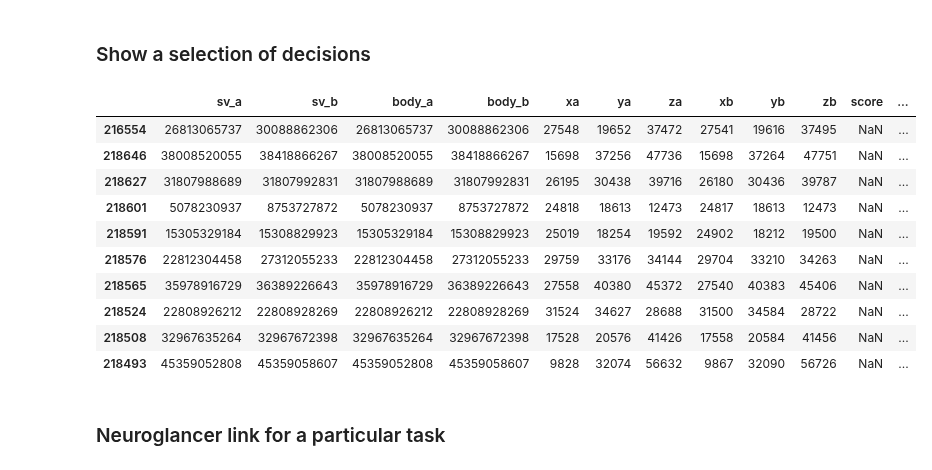
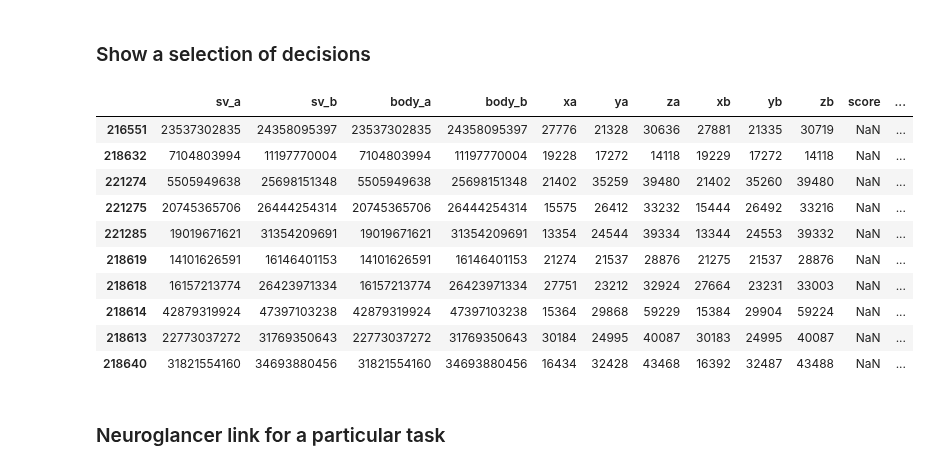
Before and after one commit to janelia-flyem/neuclease, a Jupyter notebook: notebooks/focused-decision-analysis.ipynb, the cells around one changed output. Drawn from its saved outputs; the diff is of its cells as text; code cells hidden in the pictures.

Commit message:
notebooks: Updates to focused-decision-analysis

```diff
--- a/notebooks/focused-decision-analysis.ipynb
+++ b/notebooks/focused-decision-analysis.ipynb
@@ -19 +51,4 @@ configure_default_logging()
+# %%
+VNC_FOCUSED = ('https://hemibrain-dvid2.janelia.org', '36e0b', 'segmentation_focused')
+VNC_SEG = ('emdata4:8400', '26cfda88a1bb4afa9a47cca83f1d84f7', 'segmentation')
 # %% [markdown]
@@ -21,6 +56,5 @@ configure_default_logging()
 # %%
-vnc_focused = ('https://hemibrain-dvid2.janelia.org', '36e0b', 'segmentation_focused')
-decisions = fetch_focused_decisions(*vnc_focused, normalize_pairs='sv', update_with_instance=None, is_hemibrain=False)
+decisions = fetch_focused_decisions(*VNC_FOCUSED, normalize_pairs='sv', update_with_instance=None, is_hemibrain=False)
 
 # Use separate score columns depending on which process was used to generate the tasks
 decisions['score'] = [info['score'] if 'score' in info else np.nan for info in tqdm_proxy(decisions['edge_info'])]
@@ -85,0 +160,4 @@ user_merge_rates.set_index(['user', 'result'])['rate'].hvplot.barh(stacked=True,
+# %%
+TIME_LIMIT = 300 # Discard times above 5 minutes
+decisions['completion_sec'] = decisions['time to complete (ms)'] / 1000
+decisions.query('completion_sec < @TIME_LIMIT')['completion_sec'].hvplot.hist()
@@ -135,23 +241,23 @@ result_counts['rate'].hvplot.barh(stacked=True, legend='top_left', height=1000//
 # %%
 cols = ['sv_a', 'sv_b', 'body_a', 'body_b', 'xa', 'ya', 'za', 'xb', 'yb', 'zb', 'score', 'synth_score', 'user']
 
 # Example query
-q = "date_eastern == @today and result == 'merge'"
+q = "date_eastern == @today and result == 'dontMerge'"
 
-selections = decisions.query(q).sort_values('synth_score')
+selections = decisions.query(q).sort_values('synth_score', ascending=True)
 selections[cols].head(10)
 # %% [output]
 |  | sv_a | sv_b | body_a | body_b | xa | ya | za | xb | yb | zb | score | ... |
-| 216554 | 26813065737 | 30088862306 | 26813065737 | 30088862306 | 27548 | 19652 | 37472 | 27541 | 19616 | 37495 | NaN | ... |
-| 218646 | 38008520055 | 38418866267 | 38008520055 | 38418866267 | 15698 | 37256 | 47736 | 15698 | 37264 | 47751 | NaN | ... |
-| 218627 | 31807988689 | 31807992831 | 31807988689 | 31807992831 | 26195 | 30438 | 39716 | 26180 | 30436 | 39787 | NaN | ... |
-| 218601 | 5078230937 | 8753727872 | 5078230937 | 8753727872 | 24818 | 18613 | 12473 | 24817 | 18613 | 12473 | NaN | ... |
-| 218591 | 15305329184 | 15308829923 | 15305329184 | 15308829923 | 25019 | 18254 | 19592 | 24902 | 18212 | 19500 | NaN | ... |
-| 218576 | 22812304458 | 27312055233 | 22812304458 | 27312055233 | 29759 | 33176 | 34144 | 29704 | 33210 | 34263 | NaN | ... |
-| 218565 | 35978916729 | 36389226643 | 35978916729 | 36389226643 | 27558 | 40380 | 45372 | 27540 | 40383 | 45406 | NaN | ... |
-| 218524 | 22808926212 | 22808928269 | 22808926212 | 22808928269 | 31524 | 34627 | 28688 | 31500 | 34584 | 28722 | NaN | ... |
-| 218508 | 32967635264 | 32967672398 | 32967635264 | 32967672398 | 17528 | 20576 | 41426 | 17558 | 20584 | 41456 | NaN | ... |
-| 218493 | 45359052808 | 45359058607 | 45359052808 | 45359058607 | 9828 | 32074 | 56632 | 9867 | 32090 | 56726 | NaN | ... |
+| 216551 | 23537302835 | 24358095397 | 23537302835 | 24358095397 | 27776 | 21328 | 30636 | 27881 | 21335 | 30719 | NaN | ... |
+| 218632 | 7104803994 | 11197770004 | 7104803994 | 11197770004 | 19228 | 17272 | 14118 | 19229 | 17272 | 14118 | NaN | ... |
+| 221274 | 5505949638 | 25698151348 | 5505949638 | 25698151348 | 21402 | 35259 | 39480 | 21402 | 35260 | 39480 | NaN | ... |
+| 221275 | 20745365706 | 26444254314 | 20745365706 | 26444254314 | 15575 | 26412 | 33232 | 15444 | 26492 | 33216 | NaN | ... |
+| 221285 | 19019671621 | 31354209691 | 19019671621 | 31354209691 | 13354 | 24544 | 39334 | 13344 | 24553 | 39332 | NaN | ... |
+| 218619 | 14101626591 | 16146401153 | 14101626591 | 16146401153 | 21274 | 21537 | 28876 | 21275 | 21537 | 28876 | NaN | ... |
+| 218618 | 16157213774 | 26423971334 | 16157213774 | 26423971334 | 27751 | 23212 | 32924 | 27664 | 23231 | 33003 | NaN | ... |
+| 218614 | 42879319924 | 47397103238 | 42879319924 | 47397103238 | 15364 | 29868 | 59229 | 15384 | 29904 | 59224 | NaN | ... |
+| 218613 | 22773037272 | 31769350643 | 22773037272 | 31769350643 | 30184 | 24995 | 40087 | 30183 | 24995 | 40087 | NaN | ... |
+| 218640 | 31821554160 | 34693880456 | 31821554160 | 34693880456 | 16434 | 32428 | 43468 | 16392 | 32487 | 43488 | NaN | ... |
 # %% [markdown]
 ### Neuroglancer link for a particular task
 # %%
```
Also changed, not shown: parts of 21 cells of this notebook.
